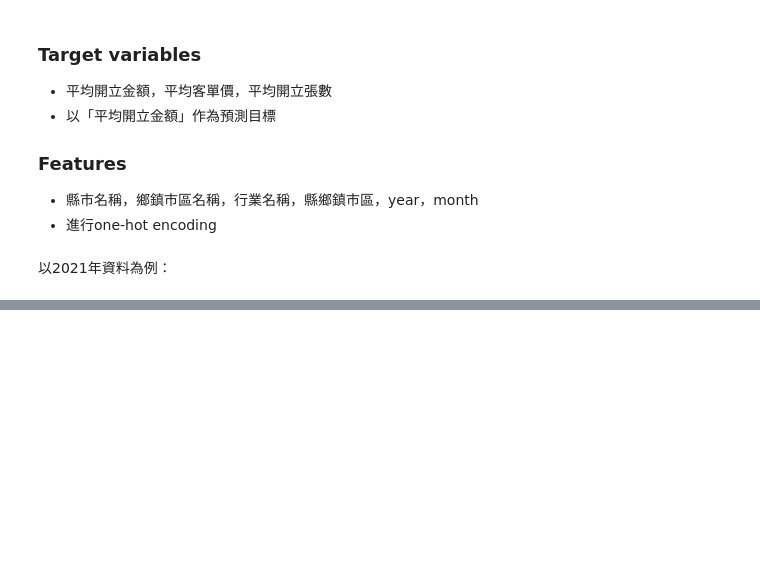
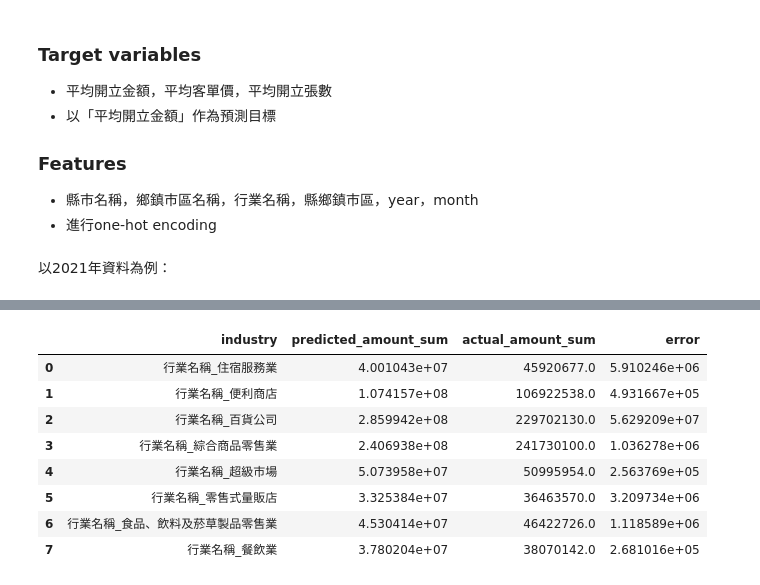
Before and after one commit to Ayukevin/Consumption-Analysis, a Jupyter notebook: ml.ipynb, the cells around one changed output, grey strips where cells are left out. Drawn from its saved outputs; the diff is of its cells as text; code cells hidden in the pictures; blank space fills up the shorter version.

```diff
--- a/ml.ipynb
+++ b/ml.ipynb
@@ -186,0 +169,22 @@ NameError: name 'y_pred' is not defined
+# %%
+from catboost import CatBoostRegressor
+
+X_train, X_test, y_train, y_test = train_test_split(X, y, test_size=0.2, random_state=42)
+
+model = CatBoostRegressor(
+    iterations=500,       # 訓練迭代次數
+    learning_rate=0.1,    # 學習率
+    depth=6,              # 樹的深度
+    loss_function='MAE',  # 使用 MAE 作為損失函數
+    verbose=50            # 每 50 次輸出一次進度
+)
+
+
+model.fit(X_train, y_train)
+y_pred = model.predict(X_test)
+mae = mean_absolute_error(y_test, y_pred)
+print(f"Mean Absolute Error (MAE): {mae:.2f}")
+
+X_test['predicted_amount'] = y_pred
+# 合併預測值與行業分布
+X_test['actual_amount'] = y_test  # 加回實際值（用於比較）
@@ -186,0 +204,28 @@ NameError: name 'y_pred' is not defined
+# %%
+import matplotlib.pyplot as plt
+
+# 行業名稱清單
+industry_columns = [col for col in result.columns if '行業名稱' in col]
+
+result_df = []
+for industry in industry_columns:
+    filtered_df = X_test[X_test[industry] == 1]
+    summed_data = {
+    'industry': industry,
+    'predicted_amount_sum': filtered_df['predicted_amount'].sum(),
+    'actual_amount_sum': filtered_df['actual_amount'].sum()
+    }
+    result_df.append(summed_data)
+result_df = pd.DataFrame(result_df)
+result_df['error'] = abs(result_df['predicted_amount_sum'] - result_df['actual_amount_sum'])
+result_df
+# %% [output]
+|  | industry | predicted_amount_sum | actual_amount_sum | error |
+| 0 | 行業名稱_住宿服務業 | 4.001043e+07 | 45920677.0 | 5.910246e+06 |
+| 1 | 行業名稱_便利商店 | 1.074157e+08 | 106922538.0 | 4.931667e+05 |
+| 2 | 行業名稱_百貨公司 | 2.859942e+08 | 229702130.0 | 5.629209e+07 |
+| 3 | 行業名稱_綜合商品零售業 | 2.406938e+08 | 241730100.0 | 1.036278e+06 |
+| 4 | 行業名稱_超級市場 | 5.073958e+07 | 50995954.0 | 2.563769e+05 |
+| 5 | 行業名稱_零售式量販店 | 3.325384e+07 | 36463570.0 | 3.209734e+06 |
+| 6 | 行業名稱_食品、飲料及菸草製品零售業 | 4.530414e+07 | 46422726.0 | 1.118589e+06 |
+| 7 | 行業名稱_餐飲業 | 3.780204e+07 | 38070142.0 | 2.681016e+05 |
```
Also changed, not shown: parts of 12 cells of this notebook.
